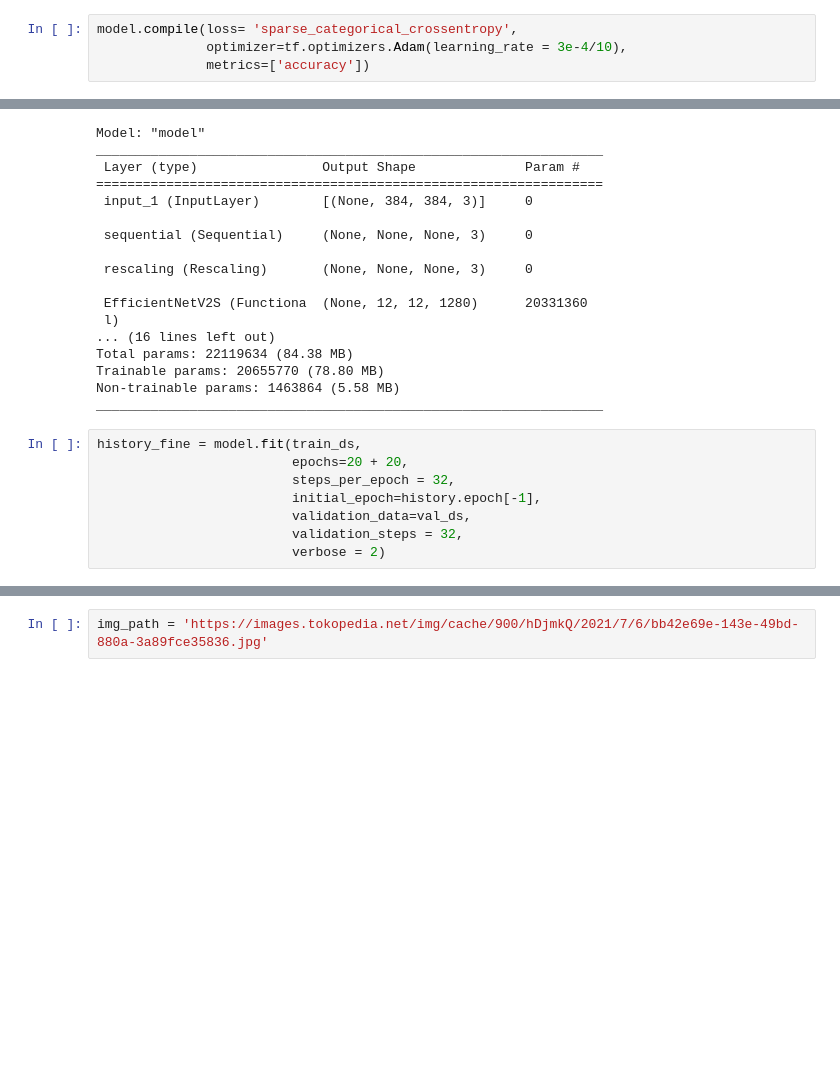
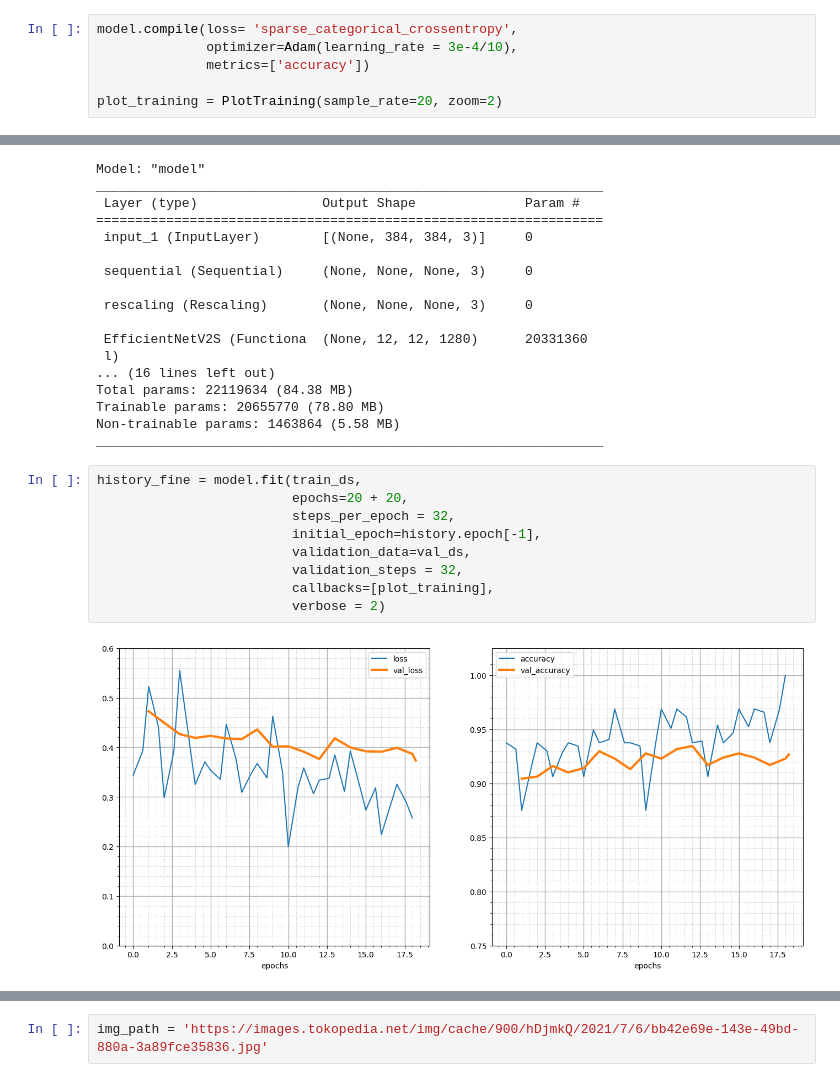
Before and after one commit to GiziSight/Machine-Learning, a Jupyter notebook: CapstoneProject.ipynb, the cells around one changed output, grey strips where cells are left out. Drawn from its saved outputs; the diff is of its cells as text; blank space fills up the shorter version.

```diff
--- a/CapstoneProject.ipynb
+++ b/CapstoneProject.ipynb
@@ -227,8 +340,10 @@ print(f"Number of layers in the base model: {len(efnet.layers)} and we will unfr
 Number of layers in the base model: 508 and we will unfreeze layers start at layer 100
 # %%
 model.compile(loss= 'sparse_categorical_crossentropy',
-              optimizer=tf.optimizers.Adam(learning_rate = 3e-4/10),
+              optimizer=Adam(learning_rate = 3e-4/10),
               metrics=['accuracy'])
+
+plot_training = PlotTraining(sample_rate=20, zoom=2)
 # %%
 model.summary()
 # %% [output]
@@ -252,9 +367,11 @@ _________________________________________________________________
 # %%
 history_fine = model.fit(train_ds,
                          epochs=20 + 20,
                          steps_per_epoch = 32,
                          initial_epoch=history.epoch[-1],
                          validation_data=val_ds,
                          validation_steps = 32,
+                         callbacks=[plot_training],
                          verbose = 2)
 # %% [output]
+[figure, added]
```
Also changed, not shown: parts of 24 cells of this notebook.
